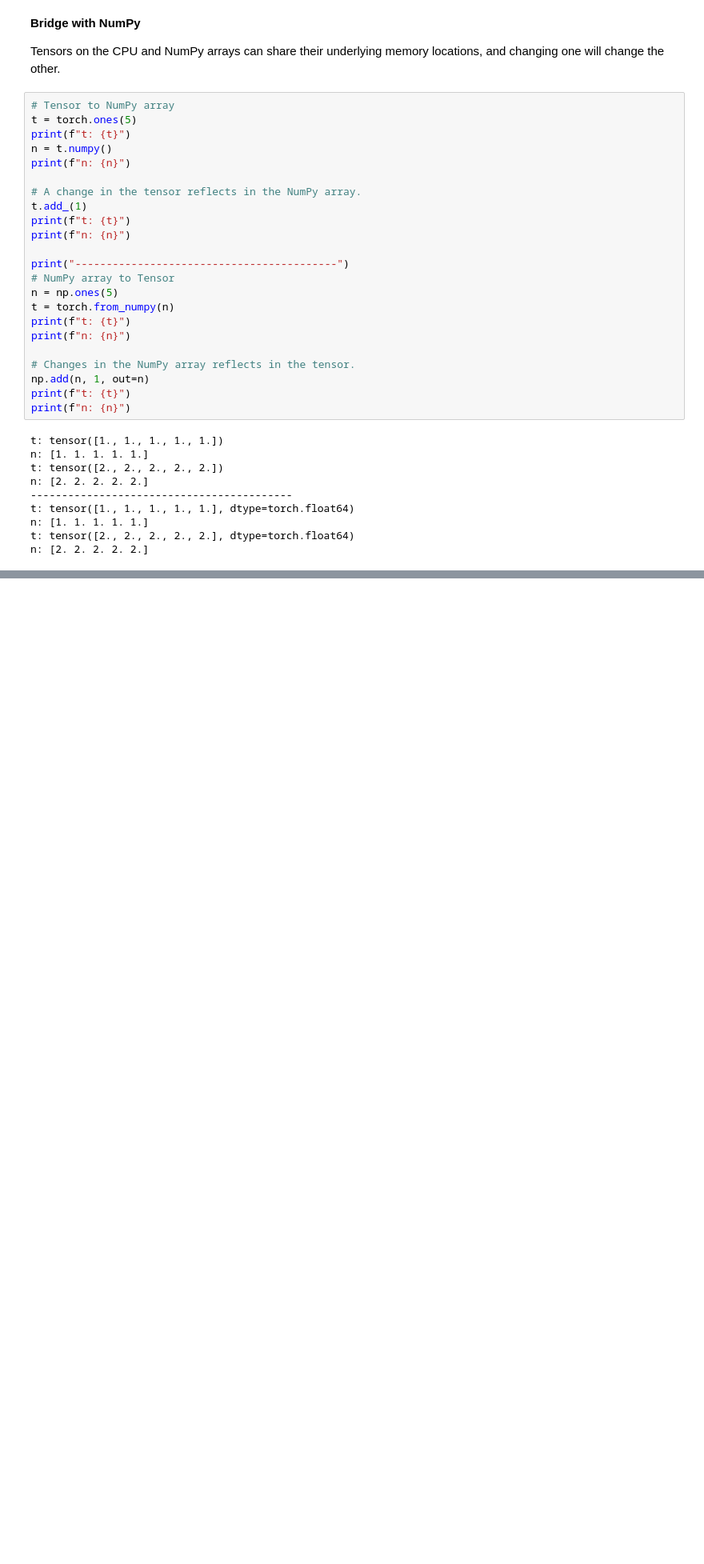
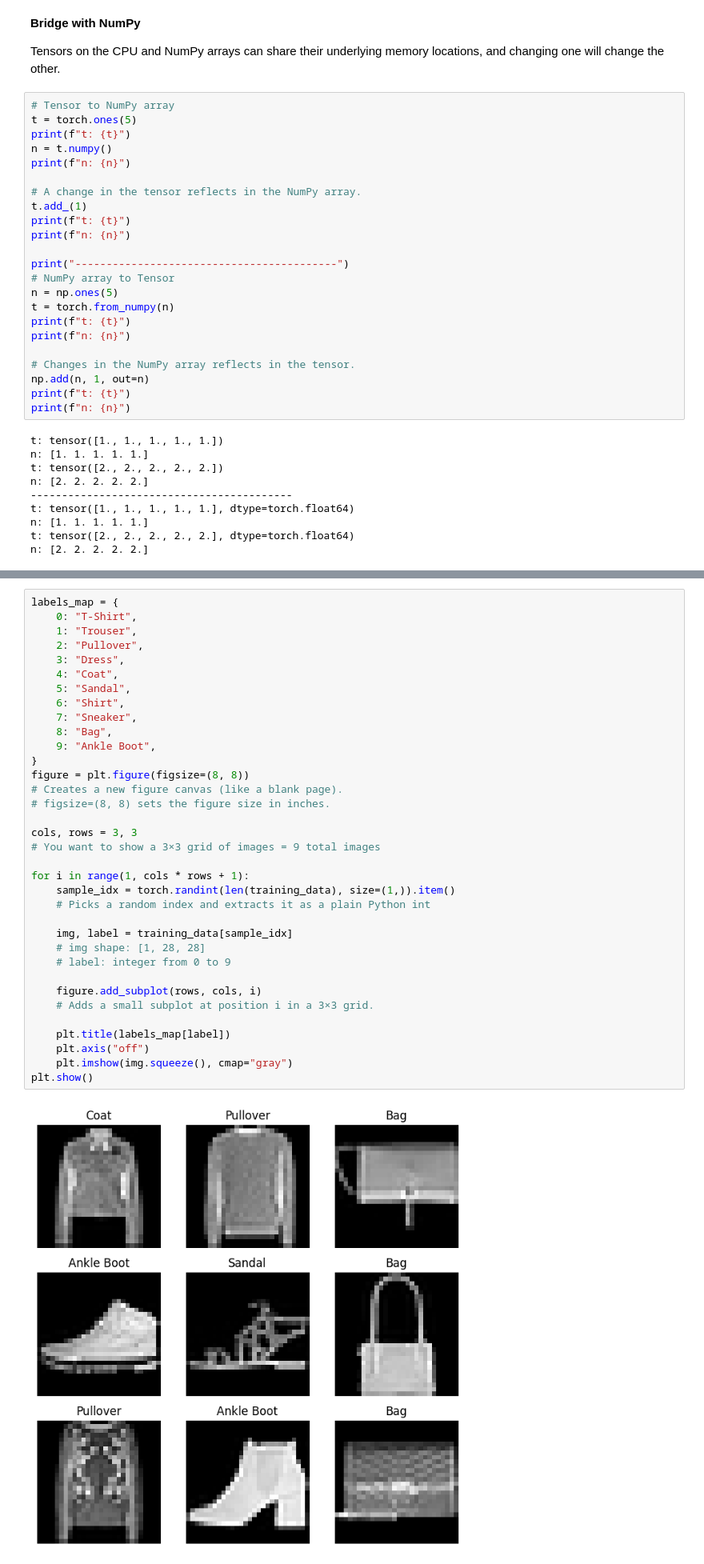
Before and after one commit to zahraamirinezhad/pytorch_training, a Jupyter notebook: pytorch_training.ipynb, the cells around one changed output, grey strips where cells are left out. Shown: that part at 80% size. Cells and saved outputs as stored; diff of their text form; blank space fills up the shorter version.

Commit message:
training finished

```diff
--- a/pytorch_training.ipynb
+++ b/pytorch_training.ipynb
@@ -447,0 +485,37 @@ n: [2. 2. 2. 2. 2.]
+# %%
+labels_map = {
+    0: "T-Shirt",
+    1: "Trouser",
+    2: "Pullover",
+    3: "Dress",
+    4: "Coat",
+    5: "Sandal",
+    6: "Shirt",
+    7: "Sneaker",
+    8: "Bag",
+    9: "Ankle Boot",
+}
+figure = plt.figure(figsize=(8, 8))
+# Creates a new figure canvas (like a blank page).
+# figsize=(8, 8) sets the figure size in inches.
+
+cols, rows = 3, 3
+# You want to show a 3×3 grid of images = 9 total images
+
+for i in range(1, cols * rows + 1):
+    sample_idx = torch.randint(len(training_data), size=(1,)).item()
+    # Picks a random index and extracts it as a plain Python int
+
+    img, label = training_data[sample_idx]
+    # img shape: [1, 28, 28]
+    # label: integer from 0 to 9
+
+    figure.add_subplot(rows, cols, i)
+    # Adds a small subplot at position i in a 3×3 grid.
+
+    plt.title(labels_map[label])
+    plt.axis("off")
+    plt.imshow(img.squeeze(), cmap="gray")
+plt.show()
+# %% [output]
+[figure, added]
```
Also changed, not shown: parts of 22 cells of this notebook.
